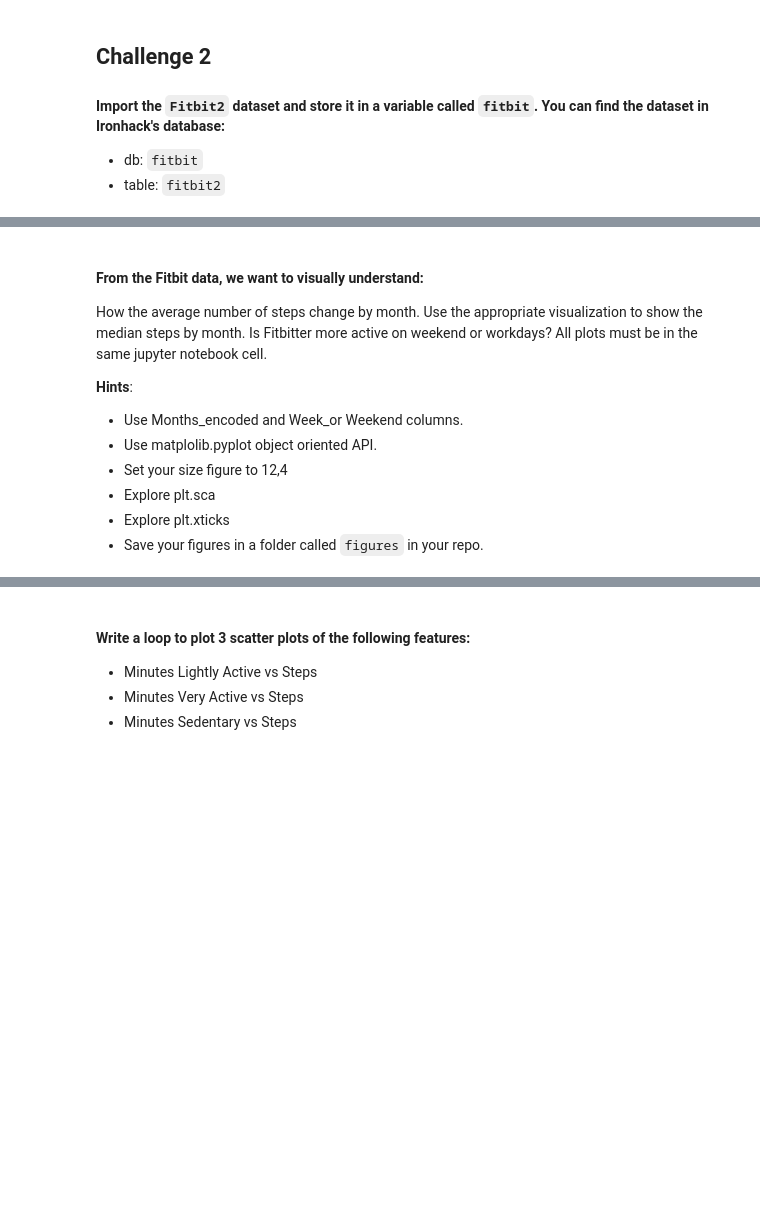
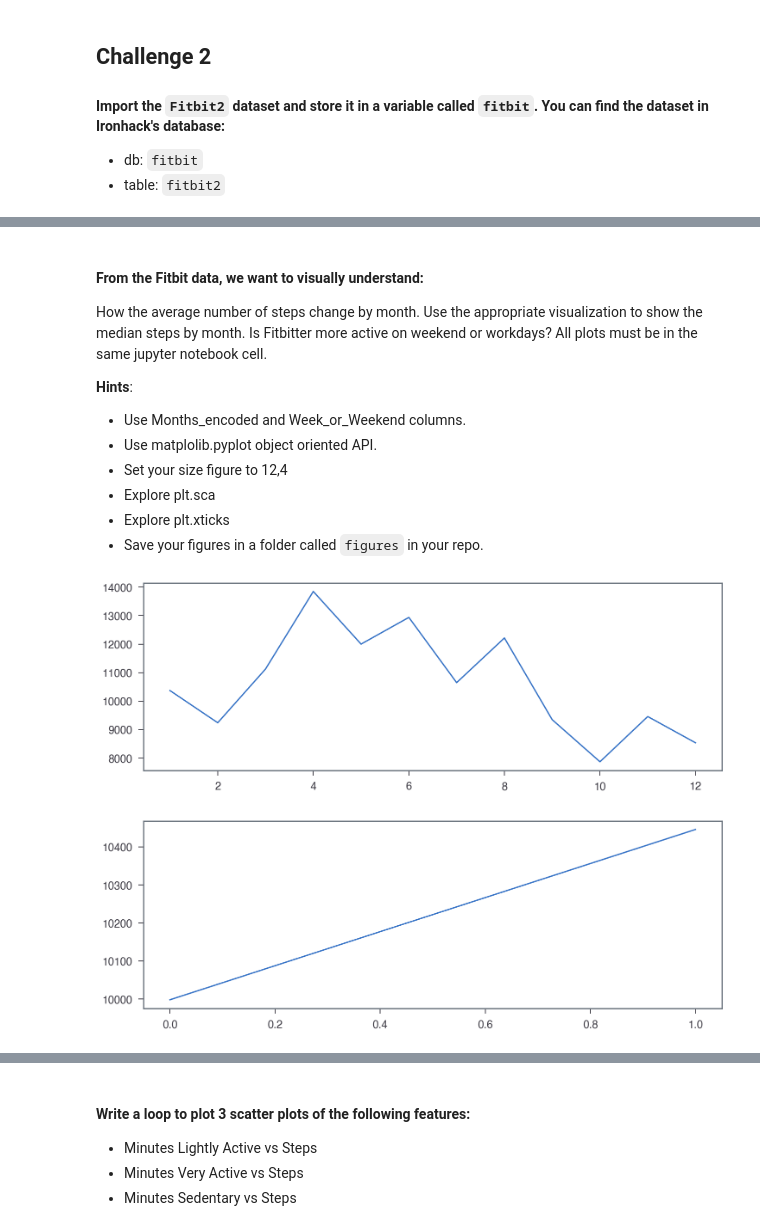
Before and after one commit to ta-data-lis/lab-matplotlib-seaborn, a Jupyter notebook: your-code/main.ipynb, the cells around one changed output, grey strips where cells are left out. Drawn from its saved outputs; the diff is of its cells as text; code cells hidden in the pictures; blank space fills up the shorter version.

```diff
--- a/your-code/main.ipynb
+++ b/your-code/main.ipynb
@@ -49,3 +130,5 @@ If you want, try to add a title to the plot or even axes labels. You can also pl
 * table: `fitbit2`
 # %%
 # your code here
+fitbit = pd.read_csv('Fitbit2.csv')
+fitbit
@@ -56,7 +153,7 @@ How the average number of steps change by month. Use the appropriate visualizati
 
 **Hints**:
 
-* Use Months_encoded and Week_or Weekend columns.
+* Use Months_encoded and Week_or_Weekend columns.
 * Use matplolib.pyplot object oriented API.
 * Set your size figure to 12,4
 * Explore plt.sca
@@ -70,0 +162,25 @@ How the average number of steps change by month. Use the appropriate visualizati
+# %%
+# MEDIAN STEPS BY MONTH_ENCODED
+months_grouped = fitbit.groupby('Months_encoded').agg({'Steps': 'median'})
+months_grouped.head()
+
+plt.figure(figsize = (12, 4))
+plt.plot(months_grouped['Steps']) # not using db_f['Months_encoded'], as the x axis, because
+# it is the index
+# in the groupby above, so I guess it works without calling it?
+# If we had used as_index = False on the groupby I guess we would have to call it
+
+# MEDIAN STEPS BY WORK_OR_WEEKEND
+work_or_weekend = fitbit.groupby('Work_or_Weekend').agg({'Steps': 'median'})
+work_or_weekend.head()
+
+plt.figure(figsize = (12, 4))
+plt.plot(work_or_weekend['Steps'])
+
+#f, (ax1)
+
+
+plt.show()
+# %% [output]
+[figure, added]
+[figure, added]
```
Also changed, not shown: parts of 13 cells of this notebook.
